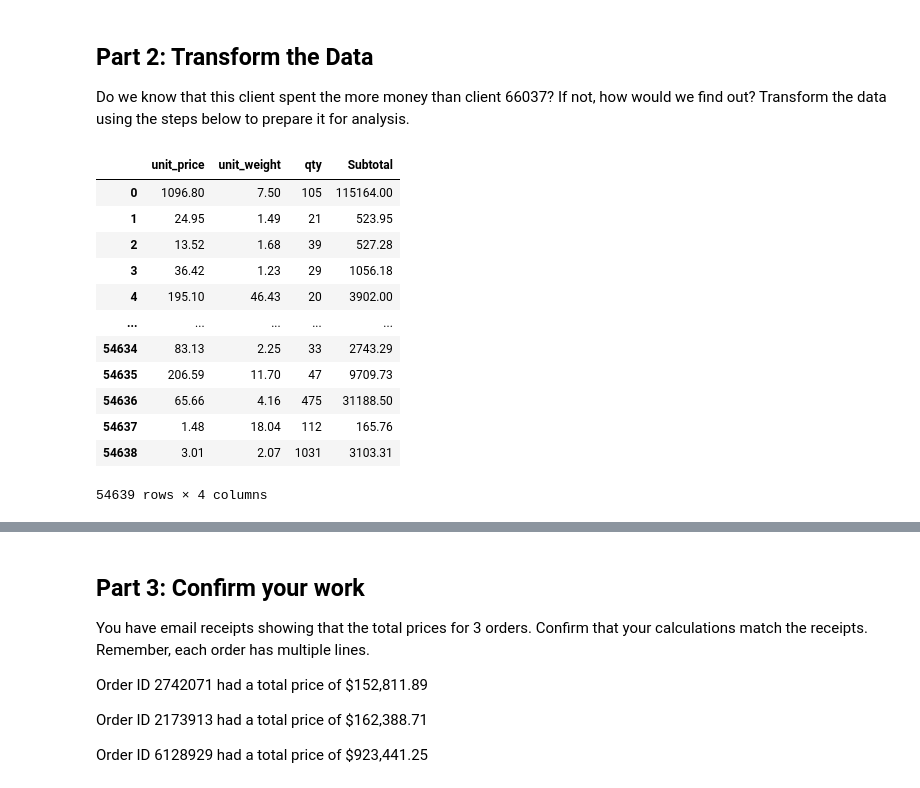
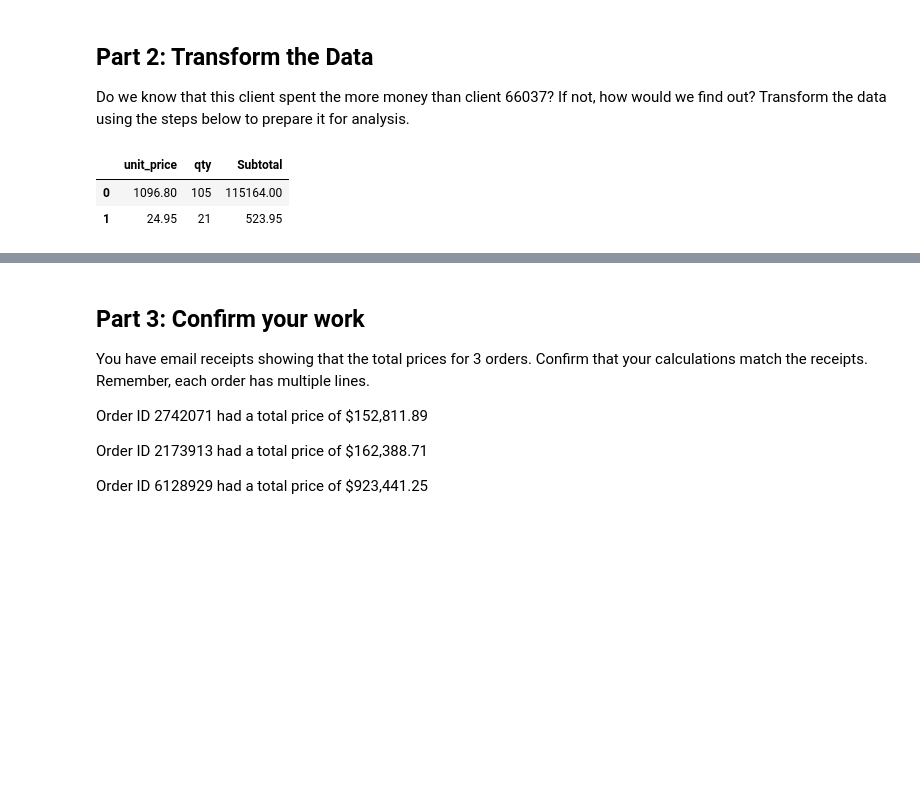
Before and after one commit to knox135/pandas-challenge-1, a Jupyter notebook: module_4_challenge.ipynb, the cells around one changed output, grey strips where cells are left out. Saved outputs shown, nothing was run; the diff lists cells and outputs as text; code cells hidden in the pictures; blank space fills up the shorter version.

```diff
--- a/module_4_challenge.ipynb
+++ b/module_4_challenge.ipynb
@@ -111,27 +111,17 @@ Do we know that this client spent the more money than client 66037? If not, how
 # %%
 # Create a column that calculates the
 # subtotal for each line using the unit_price
 # and the qty
 subtotal_df = df [[
     "unit_price", "unit_weight",  "qty"
 ]].copy()
 
-subtotal_df['Subtotal'] = subtotal_df.apply(lambda row: row['unit_price'] * row['qty'], axis=1)
-subtotal_df
+df['Subtotal'] = df.apply(lambda row: row['unit_price'] * row['qty'], axis=1)
+df[['unit_price', 'qty', 'Subtotal']].head(2)
 # %% [output]
-|  | unit_price | unit_weight | qty | Subtotal |
-| 0 | 1096.80 | 7.50 | 105 | 115164.00 |
-| 1 | 24.95 | 1.49 | 21 | 523.95 |
-| 2 | 13.52 | 1.68 | 39 | 527.28 |
-| 3 | 36.42 | 1.23 | 29 | 1056.18 |
-| 4 | 195.10 | 46.43 | 20 | 3902.00 |
-| ... | ... | ... | ... | ... |
-| 54634 | 83.13 | 2.25 | 33 | 2743.29 |
-| 54635 | 206.59 | 11.70 | 47 | 9709.73 |
-| 54636 | 65.66 | 4.16 | 475 | 31188.50 |
-| 54637 | 1.48 | 18.04 | 112 | 165.76 |
-| 54638 | 3.01 | 2.07 | 1031 | 3103.31 |
+|  | unit_price | qty | Subtotal |
+| 0 | 1096.80 | 105 | 115164.00 |
+| 1 | 24.95 | 21 | 523.95 |
-54639 rows × 4 columns
 # %%
 # Create a column for shipping price.
 # Assume a shipping price of $7 per pound
```
Also changed, not shown: parts of 5 cells of this notebook.
